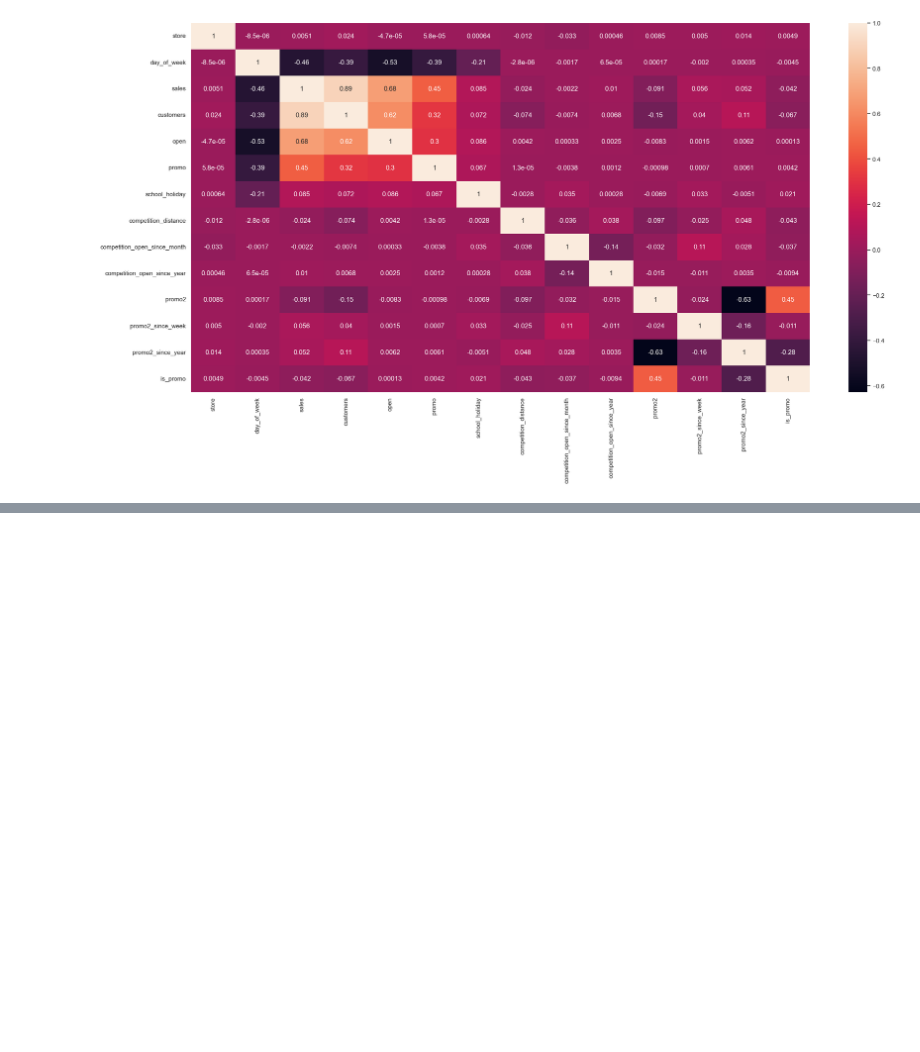
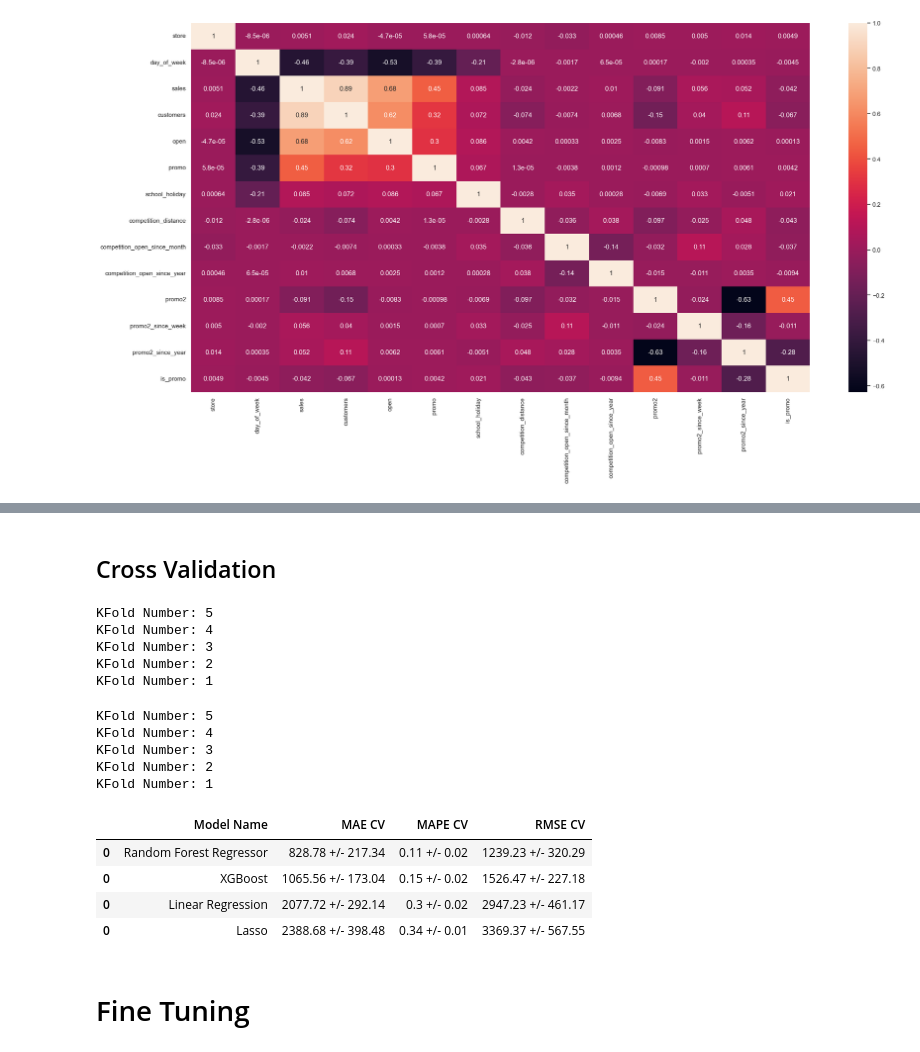
Before and after one commit to FSaladini/rossman_store_predict, a Jupyter notebook: main.ipynb, the cells around one changed output, grey strips where cells are left out. Drawn from its saved outputs; the diff is of its cells as text; code cells hidden in the pictures; blank space fills up the shorter version.

Commit message:
finishing ml algorithms + cross validation

```diff
--- a/main.ipynb
+++ b/main.ipynb
@@ -685,0 +925,2 @@ df5.head()
+# %% [markdown]
+## Cross Validation
@@ -685,0 +929,36 @@ df5.head()
+# %%
+lr = LinearRegression()
+lr_results_cv = cross_validation( x_training, 5, 'Linear Regression', lr, verbose=False )
+# %%
+lrr = Lasso()
+lasso_results_cv = cross_validation( x_training, 5, 'Lasso', lrr, verbose=False )
+# %%
+rf = RandomForestRegressor( n_estimators=100, n_jobs=-1, random_state=42 )
+rf_result_cv = cross_validation( x_training, 5, 'Random Forest Regressor', rf, verbose=True )
+# %% [output]
+KFold Number: 5
+KFold Number: 4
+KFold Number: 3
+KFold Number: 2
+KFold Number: 1
+# %%
+model_xgb = xgb.XGBRegressor()
+xgb_result_cv = cross_validation( x_training, 5, 'XGBoost', model_xgb, verbose=True )
+# %% [output]
+KFold Number: 5
+KFold Number: 4
+KFold Number: 3
+KFold Number: 2
+KFold Number: 1
+# %%
+cv_final = pd.concat( [lr_results_cv, lasso_results_cv, rf_result_cv, xgb_result_cv] )
+cv_final = cv_final.sort_values( 'RMSE CV' )
+cv_final
+# %% [output]
+|  | Model Name | MAE CV | MAPE CV | RMSE CV |
+| 0 | Random Forest Regressor | 828.78 +/- 217.34 | 0.11 +/- 0.02 | 1239.23 +/- 320.29 |
+| 0 | XGBoost | 1065.56 +/- 173.04 | 0.15 +/- 0.02 | 1526.47 +/- 227.18 |
+| 0 | Linear Regression | 2077.72 +/- 292.14 | 0.3 +/- 0.02 | 2947.23 +/- 461.17 |
+| 0 | Lasso | 2388.68 +/- 398.48 | 0.34 +/- 0.01 | 3369.37 +/- 567.55 |
+# %% [markdown]
+# Fine Tuning
```
Also changed, not shown: parts of 100 cells of this notebook.
